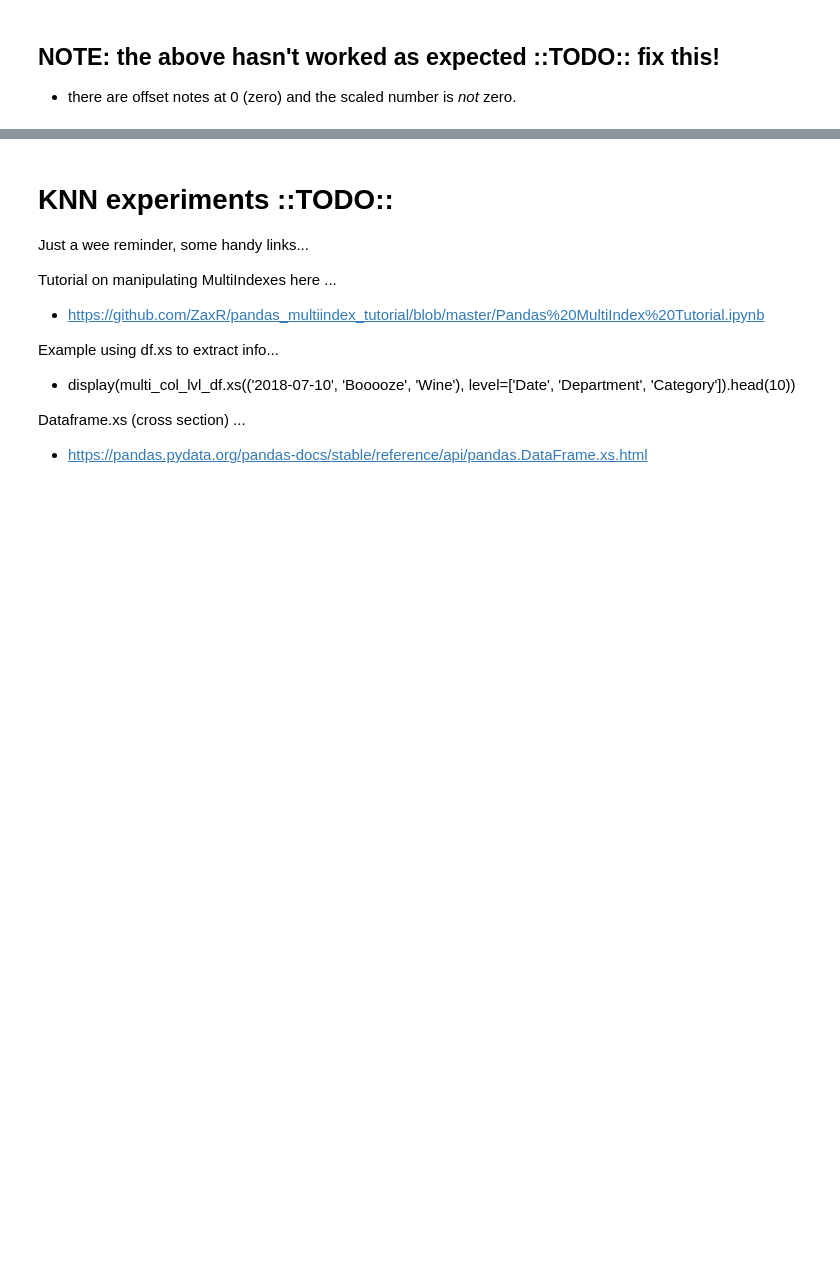
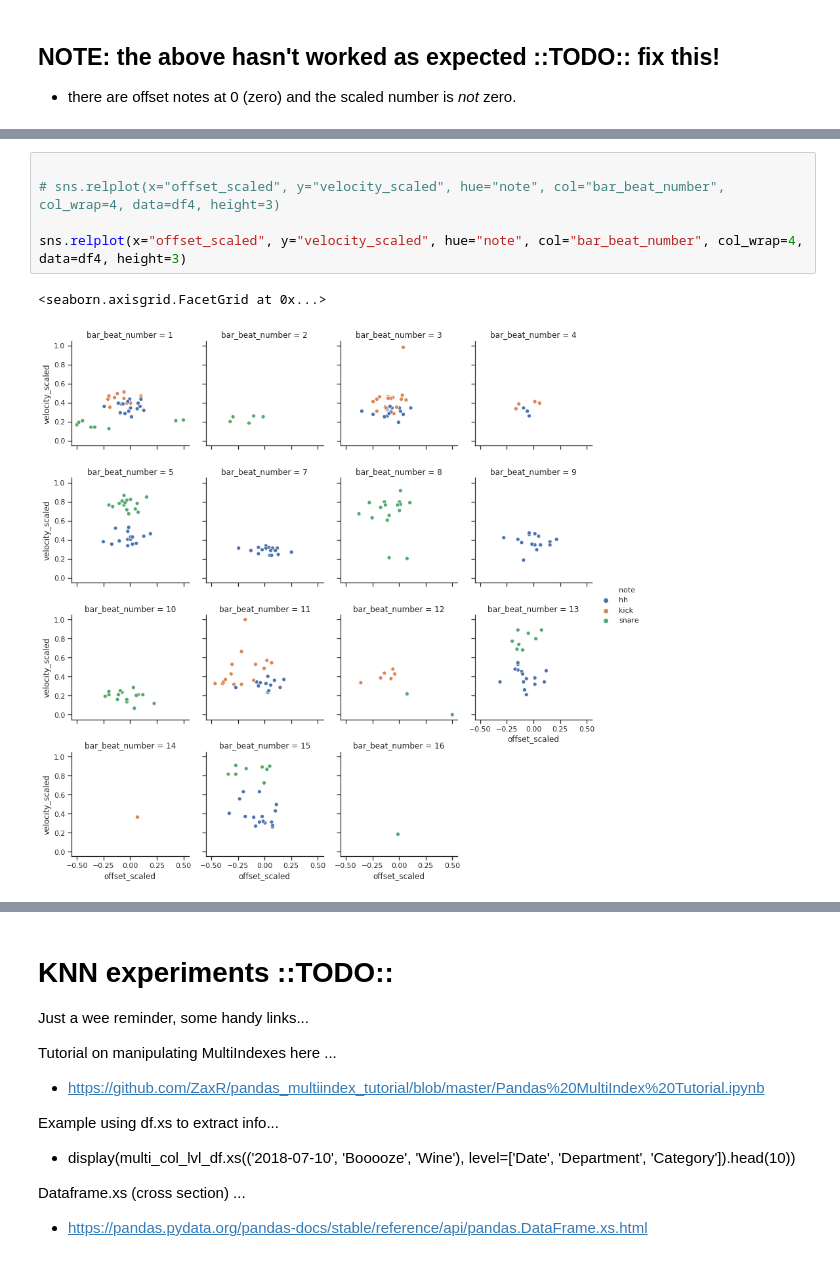
Before and after one commit to curtiscu/LYIT, a Jupyter notebook: LoadAllTheThings.ipynb, the cells around one changed output, grey strips where cells are left out. Cells and saved outputs as stored; diff of their text form; blank space fills up the shorter version.

```diff
--- a/LoadAllTheThings.ipynb
+++ b/LoadAllTheThings.ipynb
@@ -786,0 +817,8 @@ df4.head(50)
+# %%
+
+# sns.relplot(x="offset_scaled", y="velocity_scaled", hue="note", col="bar_beat_number", col_wrap=4, data=df4, height=3)
+
+sns.relplot(x="offset_scaled", y="velocity_scaled", hue="note", col="bar_beat_number", col_wrap=4, data=df4, height=3)
+# %% [output]
+<seaborn.axisgrid.FacetGrid at 0x...>
+[figure, added]
```
Also changed, not shown: parts of 9 cells of this notebook.
